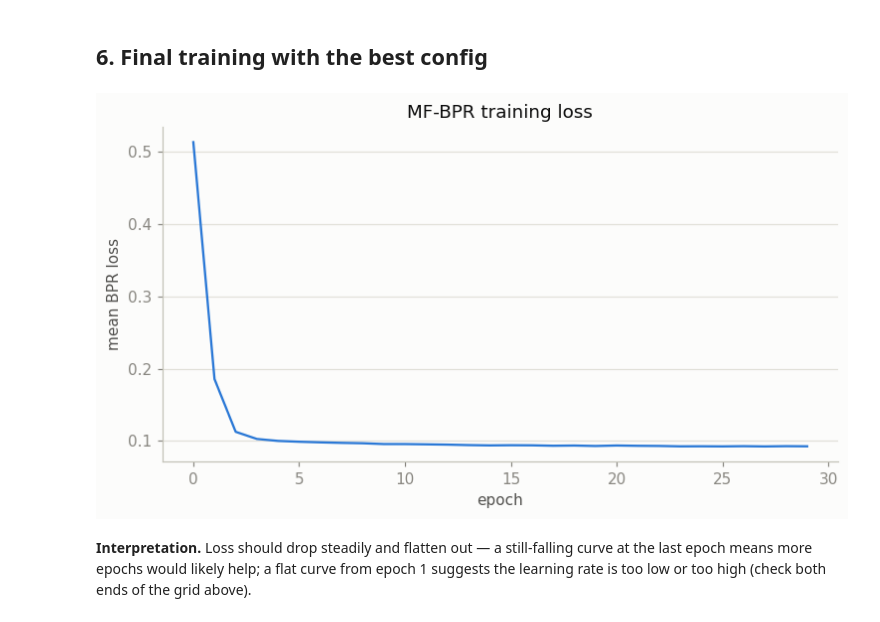
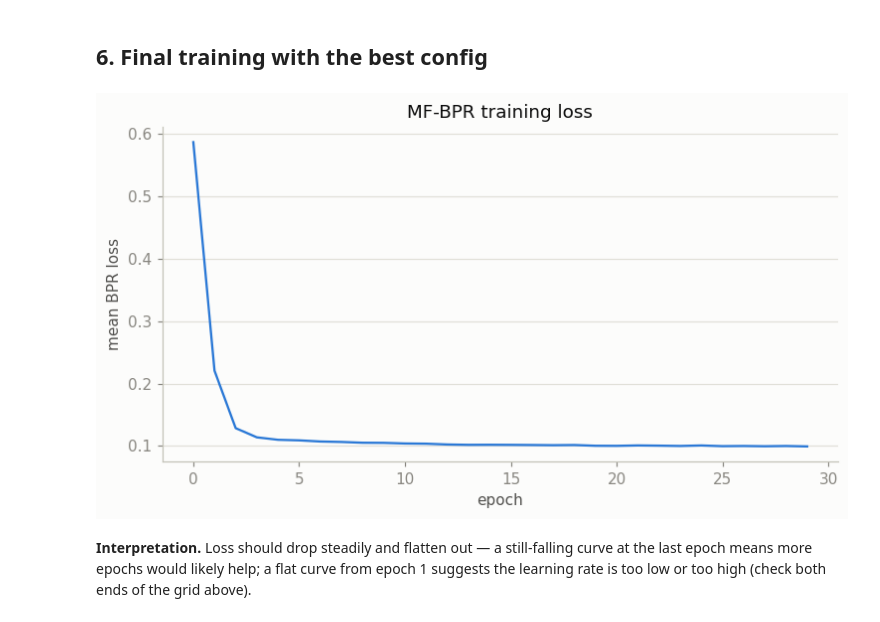
Before and after one commit to t-sapalyu/recsys_amazon_book, a Jupyter notebook: notebooks/recsys-mf-bpr.ipynb, the cells around one changed output. Cells and saved outputs as stored; diff of their text form; code cells hidden in the pictures.

```diff
--- a/notebooks/recsys-mf-bpr.ipynb
+++ b/notebooks/recsys-mf-bpr.ipynb
@@ -199,19 +215,34 @@ dataset scale (documented as a known optimization opportunity, not needed here).
 # %%
-def sample_negatives(user_idx_batch: np.ndarray, history_by_idx: Dict[int, Set[int]], n_items: int, rng: np.random.Generator) -> np.ndarray:
-    neg = rng.integers(0, n_items, size=len(user_idx_batch))
+def build_popularity_dist(pos_idx_arr: np.ndarray, n_items: int, power: float = 0.75) -> np.ndarray:
+    """Smoothed item-popularity distribution for negative sampling (word2vec-style ^0.75)."""
+    counts = np.bincount(pos_idx_arr, minlength=n_items).astype(np.float64)
+    smoothed = counts ** power
+    return smoothed / smoothed.sum()
+
+
+def sample_negatives(
+    user_idx_batch: np.ndarray, history_by_idx: Dict[int, Set[int]], n_items: int,
+    rng: np.random.Generator, cum_probs: np.ndarray = None,
+) -> np.ndarray:
+    if cum_probs is None:
+        neg = rng.integers(0, n_items, size=len(user_idx_batch))
+        redraw = lambda: rng.integers(0, n_items)
+    else:
+        neg = np.searchsorted(cum_probs, rng.random(len(user_idx_batch)))
+        redraw = lambda: np.searchsorted(cum_probs, rng.random())
     for i, u in enumerate(user_idx_batch):
         seen = history_by_idx.get(u)
         if not seen:
             continue
         while neg[i] in seen:
-            neg[i] = rng.integers(0, n_items)
+            neg[i] = redraw()
     return neg
 
 
 def train_bpr(
     model: MFBPR, user_idx: np.ndarray, pos_idx: np.ndarray, history_by_idx: Dict[int, Set[int]],
     n_items: int, device, epochs: int = 20, batch_size: int = 1024, lr: float = 0.01,
-    weight_decay: float = 1e-6, seed: int = SEED,
+    weight_decay: float = 1e-6, seed: int = SEED, cum_probs: np.ndarray = None,
 ) -> List[float]:
     rng = np.random.default_rng(seed)
     optimizer = torch.optim.Adam(model.parameters(), lr=lr, weight_decay=weight_decay)
@@ -224,7 +255,7 @@ def train_bpr(
         for start in range(0, n, batch_size):
             batch = perm[start:start + batch_size]
             u_batch, pos_batch = user_idx[batch], pos_idx[batch]
-            neg_batch = sample_negatives(u_batch, history_by_idx, n_items, rng)
+            neg_batch = sample_negatives(u_batch, history_by_idx, n_items, rng, cum_probs=cum_probs)
 
             u_t = torch.as_tensor(u_batch, dtype=torch.long, device=device)
             pos_t = torch.as_tensor(pos_batch, dtype=torch.long, device=device)
@@ -300,6 +331,9 @@ user_idx_arr = train_pos["user_id"].map(user_to_idx).to_numpy()
 pos_idx_arr = train_pos["parent_asin"].map(item_to_idx).to_numpy()
 print(f"{len(user_idx_arr):,} positive training pairs")
 
+item_probs = build_popularity_dist(pos_idx_arr, n_items)
+cum_probs = np.cumsum(item_probs)
+
 history_by_idx = {
     user_to_idx[u]: {item_to_idx[i] for i in items if i in item_to_idx}
     for u, items in train_history.items() if u in user_to_idx
@@ -330,7 +364,7 @@ for cfg in GRID:
     model = MFBPR(n_users, n_items, embedding_dim=cfg["embedding_dim"]).to(DEVICE)
     train_bpr(
         model, user_idx_arr, pos_idx_arr, history_by_idx, n_items, DEVICE,
-        epochs=TUNE_EPOCHS, lr=cfg["lr"], seed=SEED,
+        epochs=TUNE_EPOCHS, lr=cfg["lr"], seed=SEED, cum_probs=cum_probs,
     )
     model.eval()
     with torch.no_grad():
@@ -371,21 +405,21 @@ Best config: {'embedding_dim': 64, 'lr': 0.01}
 # %%
 FINAL_EPOCHS = 30
 
 model = MFBPR(n_users, n_items, embedding_dim=best_cfg["embedding_dim"]).to(DEVICE)
 losses = train_bpr(
     model, user_idx_arr, pos_idx_arr, history_by_idx, n_items, DEVICE,
-    epochs=FINAL_EPOCHS, lr=best_cfg["lr"], seed=SEED,
+    epochs=FINAL_EPOCHS, lr=best_cfg["lr"], seed=SEED, cum_probs=cum_probs,
 )
 
 fig, ax = plt.subplots(figsize=(7, 4))
 ax.plot(losses, color=CATEGORICAL[0])
 ax.set_xlabel("epoch")
 ax.set_ylabel("mean BPR loss")
 ax.set_title("MF-BPR training loss")
 plt.tight_layout()
 plt.show()
 # %% [output]
-[figure, old version]
+[figure, new version]
 # %% [markdown]
 **Interpretation.** Loss should drop steadily and flatten out — a still-falling
 curve at the last epoch means more epochs would likely help; a flat curve from
```
Also changed, not shown: parts of 5 cells of this notebook.
